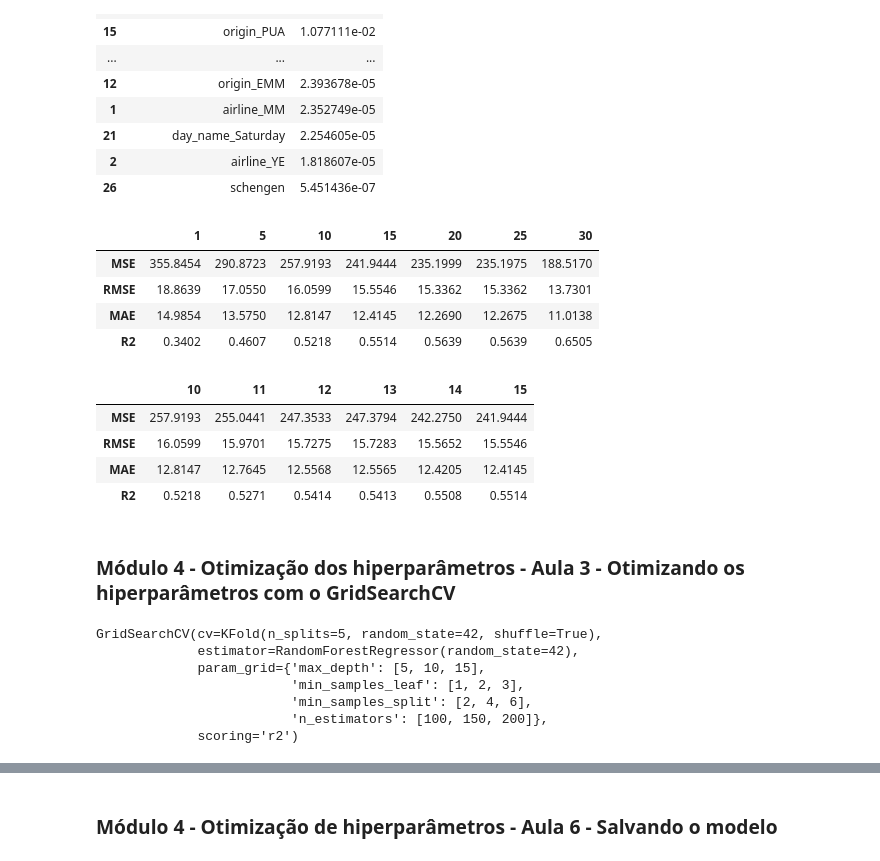
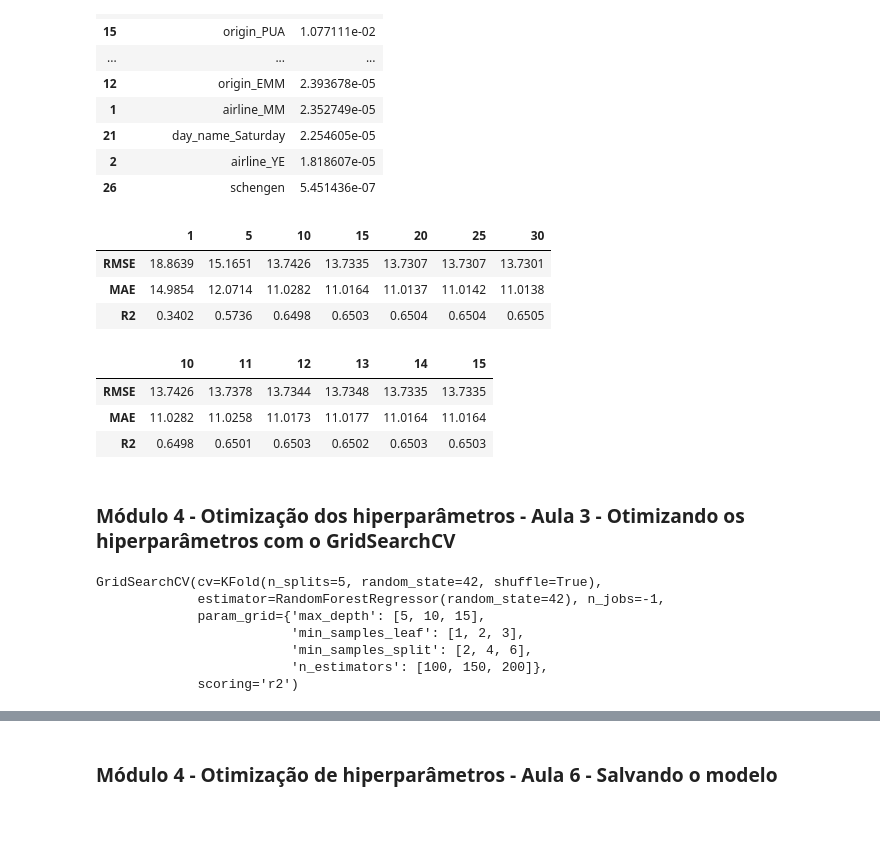
Before and after one commit to JCrpa/curso18_ia_aumentada_prevendo_atrasos_voos, a Jupyter notebook: ia_aumentada_prevendo_atrasos_voos.ipynb, the cells around one changed output, grey strips where cells are left out. Saved outputs shown, nothing was run; the diff lists cells and outputs as text; code cells hidden in the pictures; blank space fills up the shorter version.

```diff
--- a/ia_aumentada_prevendo_atrasos_voos.ipynb
+++ b/ia_aumentada_prevendo_atrasos_voos.ipynb
@@ -476,16 +476,16 @@ DummyRegressor()
 y_pred_dummy = model_dummy.predict(X_test)
 # %%
 # Importar as métricas de regressão do scikit-learn
-from sklearn.metrics import mean_squared_error, mean_absolute_error, r2_score
+from sklearn.metrics import mean_absolute_error, r2_score
+# Importar a função root_mean_squared_error do scikit-learn
+from sklearn.metrics import root_mean_squared_error
 # Definir função para calcular as métricas de regressão
 def calcular_metricas_regressao(y_test, y_pred):
 
-    mse = mean_squared_error(y_test, y_pred) # calcular o erro quadrático médio
-    rmse = np.sqrt(mse)  # RMSE manualmente a raiz quadrada do erro quadrático médio
+    rmse = root_mean_squared_error(y_test, y_pred) # calcular o erro quadrático médio
     mae = mean_absolute_error(y_test, y_pred) # calcular o erro absoluto médio
     r2 = r2_score(y_test, y_pred) # calcular o coeficiente de determinação R²
     metricas = {
-        'Erro Quadrático Médio': round(mse, 4),
         'Raiz do Erro Quadrático Médio': round(rmse, 4),
         'Erro Absoluto Médio': round(mae, 4),
         'R2 Score': round(r2, 4)
@@ -592,8 +601,8 @@ viz.show()
 # %%
 # Definir o DataFrame para armazenar os resultados das métricas das importâncias
 importances = model_rf.feature_importances_
-feature_importances = pd.DataFrame({'Features': X.columns, 'Importances': importances})
-feature_importances.sort_values('Importances', ascending=False)
+feature_importances = pd.DataFrame({'Features': X.columns, 'Importances': importances}).sort_values('Importances', ascending=False)
+feature_importances
 # %% [output]
 |  | Features | Importances |
 | 0 | airline_BZ | 5.286036e-01 |
@@ -614,34 +623,33 @@ feature_importances.sort_values('Importances', ascending=False)
 | 26 | schengen | 5.451436e-07 |
 # %%
 # Criar DataFrame para armazenar os resultados das métricas
-results_df = pd.DataFrame(index=['MSE', 'RMSE', 'MAE', 'R2'])
+results_df = pd.DataFrame(index=['RMSE', 'MAE', 'R2'])
 # Treinar o modelo RandomForestRegressor com as características selecionadas
 model_selected_features = RandomForestRegressor(random_state=42, max_depth=5)
 # Iterar sobre diferentes números de características selecionadas
 for count in [1, 5, 10, 15, 20, 25, 30]:
     selected_features = feature_importances['Features'].values[:count]
     # Selecionar as características do conjunto de treino e teste
     X_train_selected = X_train[selected_features]
     X_test_selected = X_test[selected_features]
     # Treinar o modelo com as características selecionadas
     model_selected_features.fit(X_train_selected, y_train)
     # Fazer previsões com o modelo treinado
     y_pred = model_selected_features.predict(X_test_selected)
     # Calcular as métricas de regressão
     metricas = calcular_metricas_regressao(y_test, y_pred)
     # Adicionar as métricas ao DataFrame de resultados
     results_df[count] = list(metricas.values())
     # Exibir o DataFrame com os resultados das métricas
 results_df
 # %% [output]
 |  | 1 | 5 | 10 | 15 | 20 | 25 | 30 |
-| MSE | 355.8454 | 290.8723 | 257.9193 | 241.9444 | 235.1999 | 235.1975 | 188.5170 |
-| RMSE | 18.8639 | 17.0550 | 16.0599 | 15.5546 | 15.3362 | 15.3362 | 13.7301 |
-| MAE | 14.9854 | 13.5750 | 12.8147 | 12.4145 | 12.2690 | 12.2675 | 11.0138 |
-| R2 | 0.3402 | 0.4607 | 0.5218 | 0.5514 | 0.5639 | 0.5639 | 0.6505 |
+| RMSE | 18.8639 | 15.1651 | 13.7426 | 13.7335 | 13.7307 | 13.7307 | 13.7301 |
+| MAE | 14.9854 | 12.0714 | 11.0282 | 11.0164 | 11.0137 | 11.0142 | 11.0138 |
+| R2 | 0.3402 | 0.5736 | 0.6498 | 0.6503 | 0.6504 | 0.6504 | 0.6505 |
 # %%
 # Criar DataFrame para armazenar os resultados das métricas
-results_df = pd.DataFrame(index=['MSE','RMSE', 'MAE', 'R2'])
+results_df = pd.DataFrame(index=['RMSE', 'MAE', 'R2'])
 # Treinar o modelo RandomForestRegressor com as características selecionadas
 model_selected_features = RandomForestRegressor(random_state=42, max_depth=5)
 # Iterar sobre diferentes números de características selecionadas
@@ -662,10 +670,9 @@ for count in range(10, 16):
 results_df
 # %% [output]
 |  | 10 | 11 | 12 | 13 | 14 | 15 |
-| MSE | 257.9193 | 255.0441 | 247.3533 | 247.3794 | 242.2750 | 241.9444 |
-| RMSE | 16.0599 | 15.9701 | 15.7275 | 15.7283 | 15.5652 | 15.5546 |
-| MAE | 12.8147 | 12.7645 | 12.5568 | 12.5565 | 12.4205 | 12.4145 |
-| R2 | 0.5218 | 0.5271 | 0.5414 | 0.5413 | 0.5508 | 0.5514 |
+| RMSE | 13.7426 | 13.7378 | 13.7344 | 13.7348 | 13.7335 | 13.7335 |
+| MAE | 11.0282 | 11.0258 | 11.0173 | 11.0177 | 11.0164 | 11.0164 |
+| R2 | 0.6498 | 0.6501 | 0.6503 | 0.6502 | 0.6503 | 0.6503 |
 # %%
 # Selecionar as 13 características mais importantes
 selected_features = feature_importances['Features'].values[:13]
@@ -690,12 +697,12 @@ from sklearn.model_selection import GridSearchCV
 # Definir o objeto KFold para validação cruzada
 cv = KFold(n_splits=5, shuffle=True, random_state=42)
 # Criar o objeto GridSearchCV com o modelo RandomForestRegressor
-model_grid = GridSearchCV(RandomForestRegressor(random_state=42), param_grid=param_grid, scoring='r2', cv=cv)
+model_grid = GridSearchCV(RandomForestRegressor(random_state=42), param_grid=param_grid, scoring='r2', cv=cv, n_jobs=-1)
 # Treinar o modelo com o GridSearchCV
 model_grid.fit(X_train, y_train)
 # %% [output]
 GridSearchCV(cv=KFold(n_splits=5, random_state=42, shuffle=True),
-             estimator=RandomForestRegressor(random_state=42),
+             estimator=RandomForestRegressor(random_state=42), n_jobs=-1,
              param_grid={'max_depth': [5, 10, 15],
                          'min_samples_leaf': [1, 2, 3],
                          'min_samples_split': [2, 4, 6],
```
Also changed, not shown: parts of 8 cells of this notebook.
